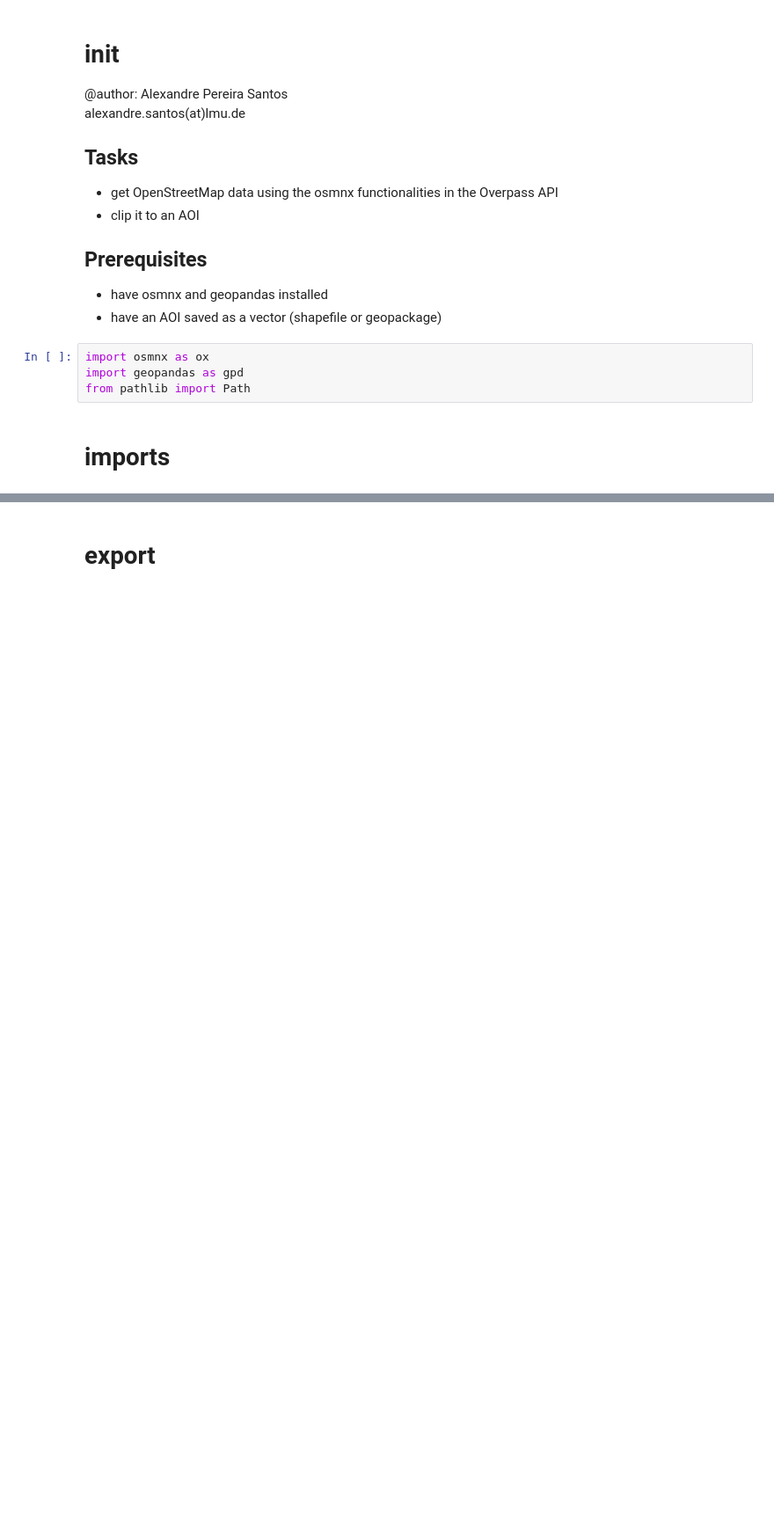
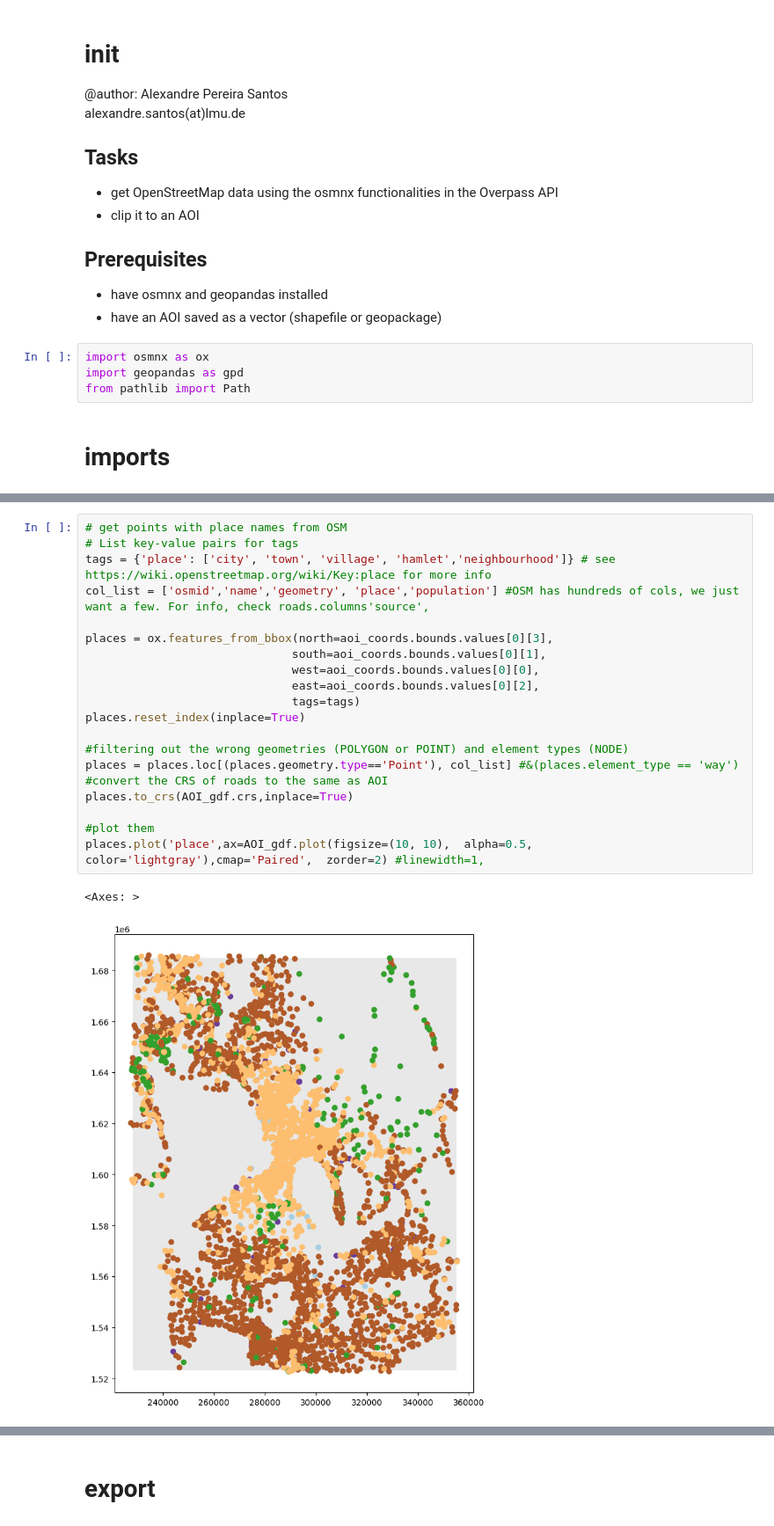
Before and after one commit to alexandrepereiraarq/geo_functions, a Jupyter notebook: src/data/03_road_import_by_AOI.ipynb, the cells around one changed output, grey strips where cells are left out. Shown at 88% size. Drawn from its saved outputs; the diff is of its cells as text; blank space fills up the shorter version.

```diff
--- a/src/data/03_road_import_by_AOI.ipynb
+++ b/src/data/03_road_import_by_AOI.ipynb
@@ -53,3 +55,26 @@ roads.plot('highway',ax=AOI_gdf.plot(figsize=(10, 10),  alpha=0.5, color='lightg
+# %%
+# get points with place names from OSM
+# List key-value pairs for tags
+tags = {'place': ['city', 'town', 'village', 'hamlet','neighbourhood']} # see https://wiki.openstreetmap.org/wiki/Key:place for more info
+col_list = ['osmid','name','geometry', 'place','population'] #OSM has hundreds of cols, we just want a few. For info, check roads.columns'source',
+
+places = ox.features_from_bbox(north=aoi_coords.bounds.values[0][3],
+                              south=aoi_coords.bounds.values[0][1],
+                              west=aoi_coords.bounds.values[0][0],
+                              east=aoi_coords.bounds.values[0][2],
+                              tags=tags)
+places.reset_index(inplace=True)
+
+#filtering out the wrong geometries (POLYGON or POINT) and element types (NODE)
+places = places.loc[(places.geometry.type=='Point'), col_list] #&(places.element_type == 'way')
+#convert the CRS of roads to the same as AOI
+places.to_crs(AOI_gdf.crs,inplace=True)
+
+#plot them
+places.plot('place',ax=AOI_gdf.plot(figsize=(10, 10),  alpha=0.5, color='lightgray'),cmap='Paired',  zorder=2) #linewidth=1,
+# %% [output]
+<Axes: >
+[figure, added]
 # %%
 #clip using geopandas, the mask is the AOI we imported above
 clipped_gdf = gpd.clip(roads, mask=AOI_gdf, keep_geom_type=True)
```
Also changed, not shown: parts of 6 cells of this notebook, 11 other files.
